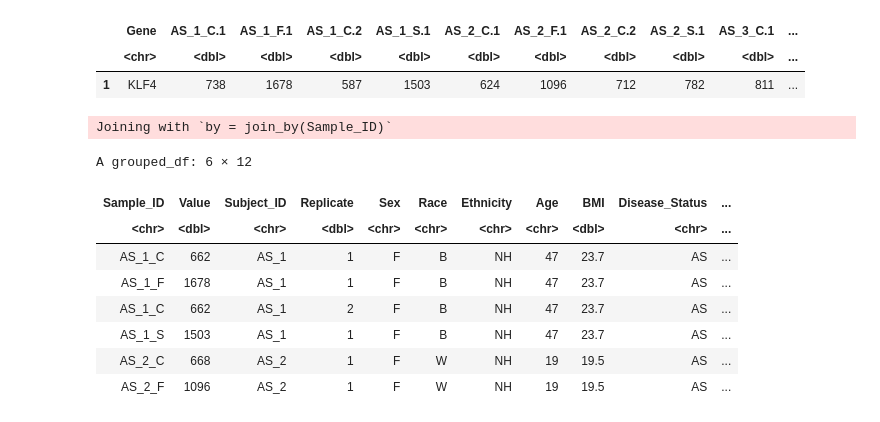
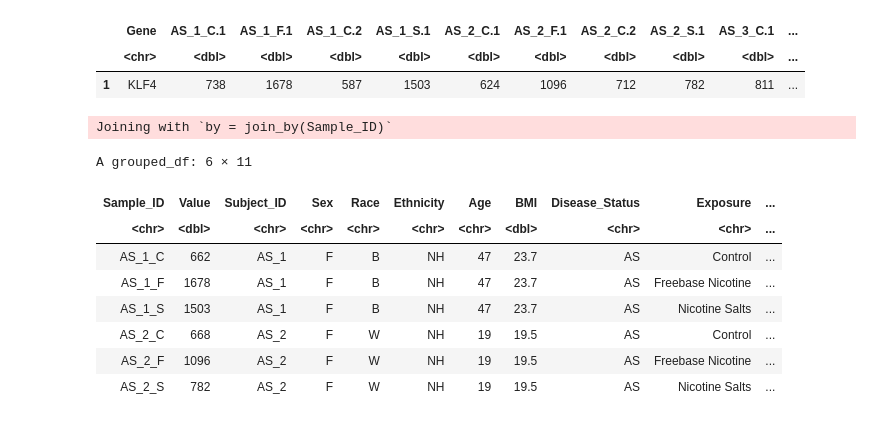
Before and after one commit to UNC-CEMALB/P1005_Miscellaneous-Analyses, a Jupyter notebook: P1005.4. Yael RNASeq Grant/3. Box Plots/KLF4 Exposure Box Plots.ipynb, the cells around one changed output. Saved outputs shown, nothing was run; the diff lists cells and outputs as text; code cells hidden in the pictures.

```diff
--- a/P1005.4. Yael RNASeq Grant/3. Box Plots/KLF4 Exposure Box Plots.ipynb
+++ b/P1005.4. Yael RNASeq Grant/3. Box Plots/KLF4 Exposure Box Plots.ipynb
@@ -51,30 +69,31 @@ A data.frame: 1 × 40
 # %%
 # pivoting longer to average the replicate control samples
 longer_count_df = cleaned_count_df %>%
     pivot_longer(cols = 2:40, names_to = "Sample_ID", values_to = "Value") %>%
     # averaging count data across the replicate genes
     inner_join(subject_info_df[4:14]) %>%
     separate(Sample_ID, sep = "\\.", c("Sample_ID", NA)) %>%
     group_by(Sample_ID) %>%
     mutate(Value = round(mean(Value))) %>%
-    select(-Gene) %>%
+    select(-c("Gene", "Replicate")) %>%
+    unique() %>%
     # changing exposure classes for interpretability
     mutate(Exposure = ifelse(Exposure == "C", "Control",
                             ifelse(Exposure == "S", "Nicotine Salts",
                                    ifelse(Exposure == "F", "Freebase Nicotine", NA))))
 
 head(longer_count_df)
 # %% [output]
 Joining with `by = join_by(Sample_ID)`
-A grouped_df: 6 × 12
+A grouped_df: 6 × 11
-| Sample_ID | Value | Subject_ID | Replicate | Sex | Race | Ethnicity | Age | BMI | Disease_Status | ... |
-| <chr> | <dbl> | <chr> | <dbl> | <chr> | <chr> | <chr> | <chr> | <dbl> | <chr> | ... |
-| AS_1_C | 662 | AS_1 | 1 | F | B | NH | 47 | 23.7 | AS | ... |
-| AS_1_F | 1678 | AS_1 | 1 | F | B | NH | 47 | 23.7 | AS | ... |
-| AS_1_C | 662 | AS_1 | 2 | F | B | NH | 47 | 23.7 | AS | ... |
-| AS_1_S | 1503 | AS_1 | 1 | F | B | NH | 47 | 23.7 | AS | ... |
-| AS_2_C | 668 | AS_2 | 1 | F | W | NH | 19 | 19.5 | AS | ... |
-| AS_2_F | 1096 | AS_2 | 1 | F | W | NH | 19 | 19.5 | AS | ... |
+| Sample_ID | Value | Subject_ID | Sex | Race | Ethnicity | Age | BMI | Disease_Status | Exposure | ... |
+| <chr> | <dbl> | <chr> | <chr> | <chr> | <chr> | <chr> | <dbl> | <chr> | <chr> | ... |
+| AS_1_C | 662 | AS_1 | F | B | NH | 47 | 23.7 | AS | Control | ... |
+| AS_1_F | 1678 | AS_1 | F | B | NH | 47 | 23.7 | AS | Freebase Nicotine | ... |
+| AS_1_S | 1503 | AS_1 | F | B | NH | 47 | 23.7 | AS | Nicotine Salts | ... |
+| AS_2_C | 668 | AS_2 | F | W | NH | 19 | 19.5 | AS | Control | ... |
+| AS_2_F | 1096 | AS_2 | F | W | NH | 19 | 19.5 | AS | Freebase Nicotine | ... |
+| AS_2_S | 782 | AS_2 | F | W | NH | 19 | 19.5 | AS | Nicotine Salts | ... |
 # %%
 options(repr.plot.width=9, repr.plot.height=6) #changing size
 
```
Also changed, not shown: parts of 2 cells of this notebook.
